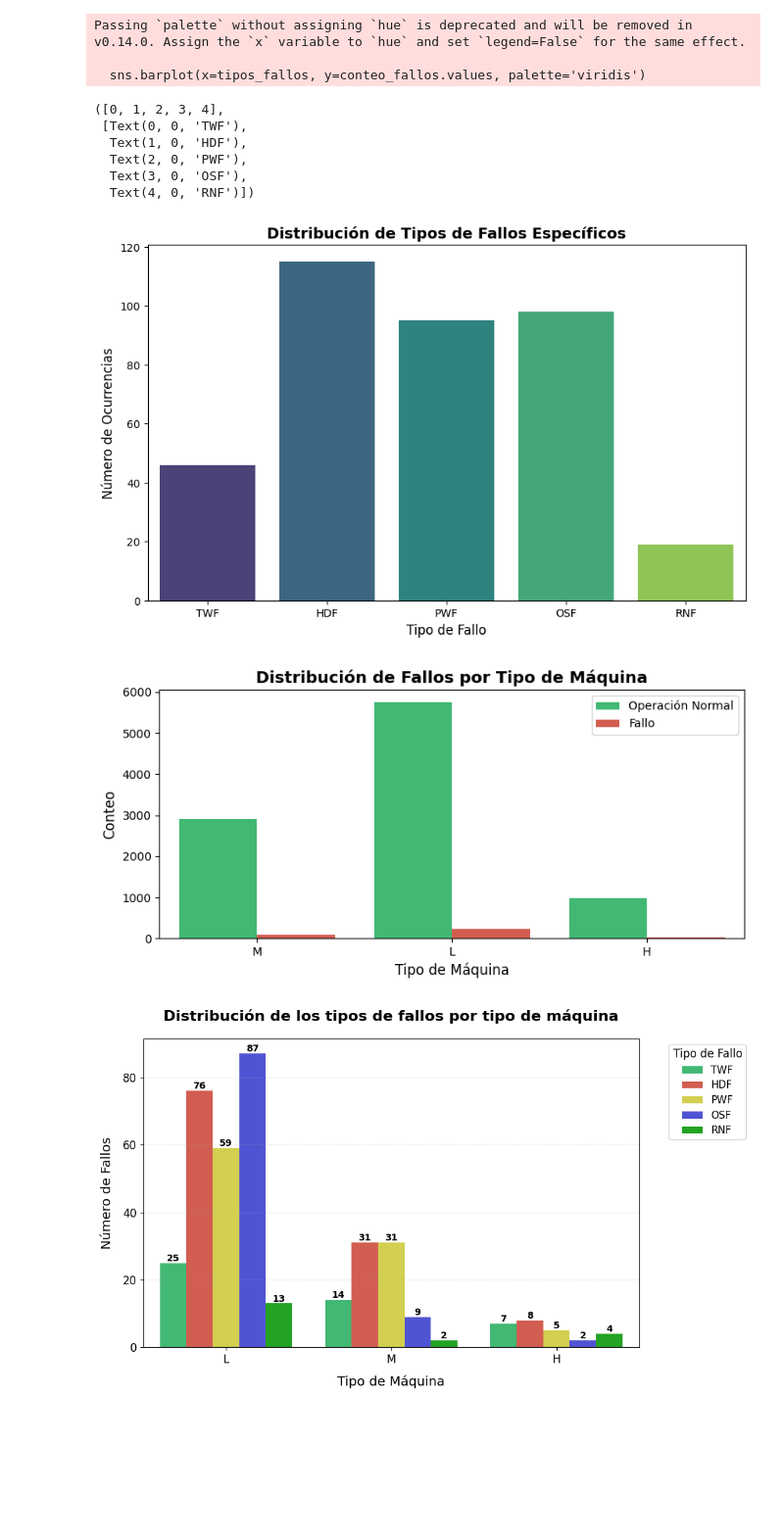
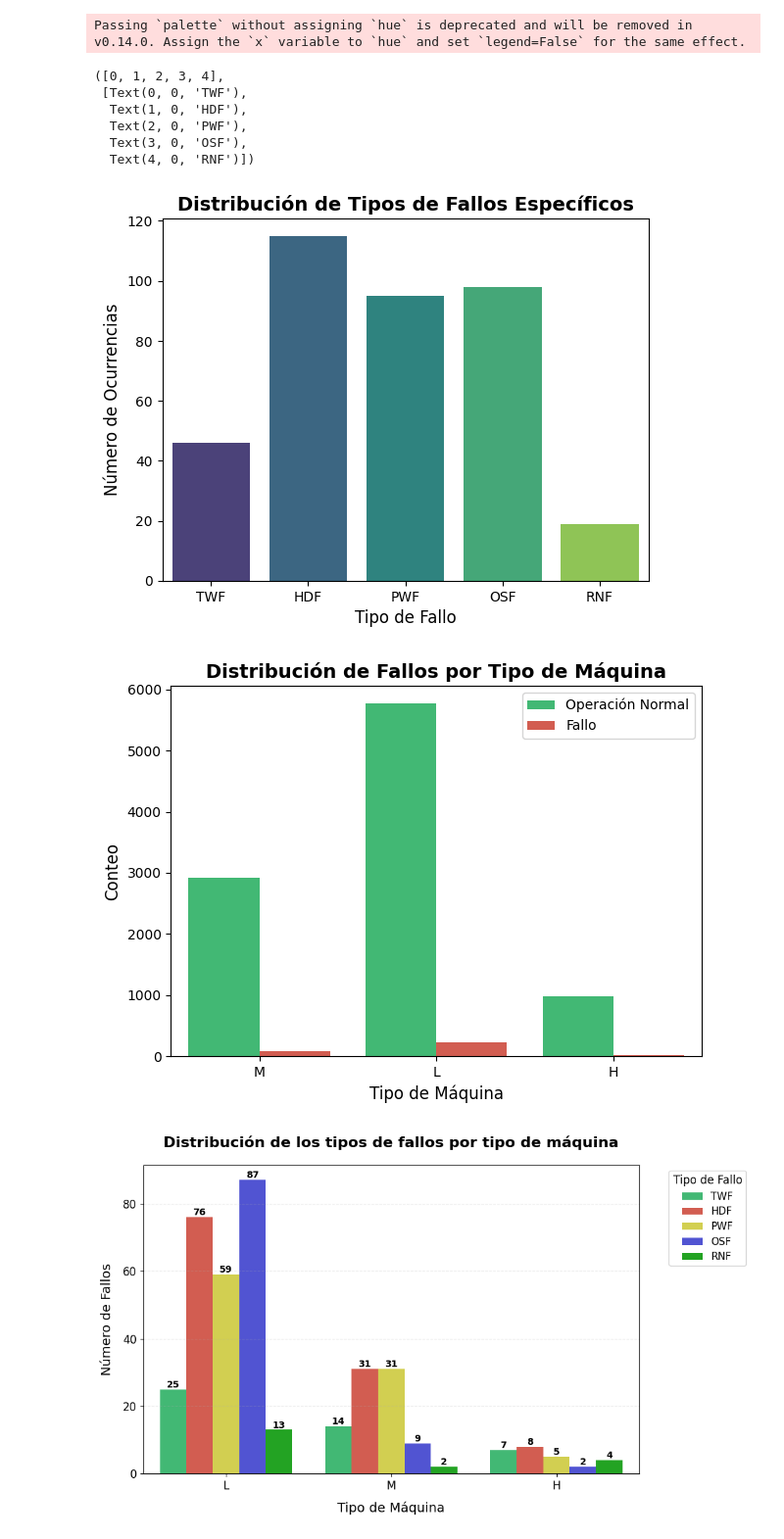
Before and after one commit to katherinerguez/Predictive-Repair-System, a Jupyter notebook: preprocessing.ipynb, the cells around one changed output. Shown at 98% size. Saved outputs shown, nothing was run; the diff lists cells and outputs as text; code cells hidden in the pictures; blank space fills up the shorter version.

```diff
--- a/preprocessing.ipynb
+++ b/preprocessing.ipynb
@@ -25,28 +25,24 @@ plt.show()
 # %%
 #distribucion de los tipos de fallos
-plt.figure(figsize=(10, 6))
 tipos_fallos = ['TWF', 'HDF', 'PWF', 'OSF', 'RNF']
 conteo_fallos = df[tipos_fallos].sum()
 
 sns.barplot(x=tipos_fallos, y=conteo_fallos.values, palette='viridis')
 plt.title('Distribución de Tipos de Fallos Específicos', fontsize=14, fontweight='bold')
 plt.xlabel('Tipo de Fallo', fontsize=12)
 plt.ylabel('Número de Ocurrencias', fontsize=12)
 plt.xticks()
 # %% [output]
 Passing `palette` without assigning `hue` is deprecated and will be removed in v0.14.0. Assign the `x` variable to `hue` and set `legend=False` for the same effect.
-
-  sns.barplot(x=tipos_fallos, y=conteo_fallos.values, palette='viridis')
 ([0, 1, 2, 3, 4],
  [Text(0, 0, 'TWF'),
   Text(1, 0, 'HDF'),
   Text(2, 0, 'PWF'),
   Text(3, 0, 'OSF'),
   Text(4, 0, 'RNF')])
-[figure, old version]
+[figure, new version]
 # %%
 #dsitribucion de fallos por tipos de maquinas
-plt.figure(figsize=(8, 4))
 sns.countplot(data=df, x='Type', hue='Machine failure',
               palette={0: '#2ecc71', 1: '#e74c3c'})
 plt.title('Distribución de Fallos por Tipo de Máquina', fontsize=14, fontweight='bold')
@@ -56,7 +52,7 @@ plt.legend(['Operación Normal', 'Fallo'])
 plt.tight_layout()
 plt.show()
 # %% [output]
-[figure, old version]
+[figure, new version]
 # %%
 #distribucion de los tipos de fallos por los tipos de maquina
 df_melted = df.melt(id_vars=['Type'],
```
Also changed, not shown: parts of 9 cells of this notebook, 4 other files.
